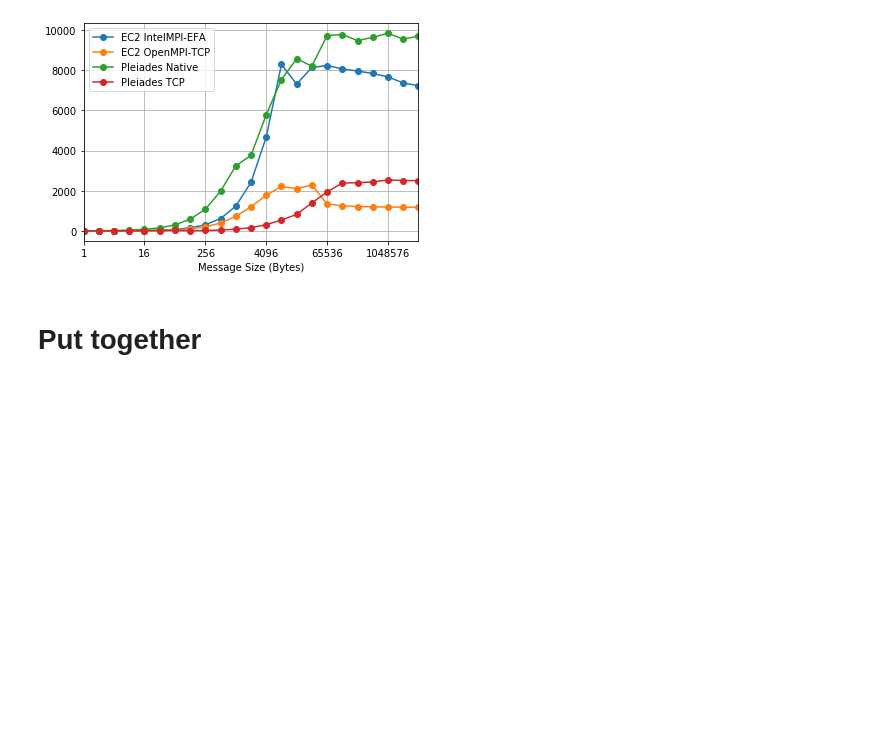
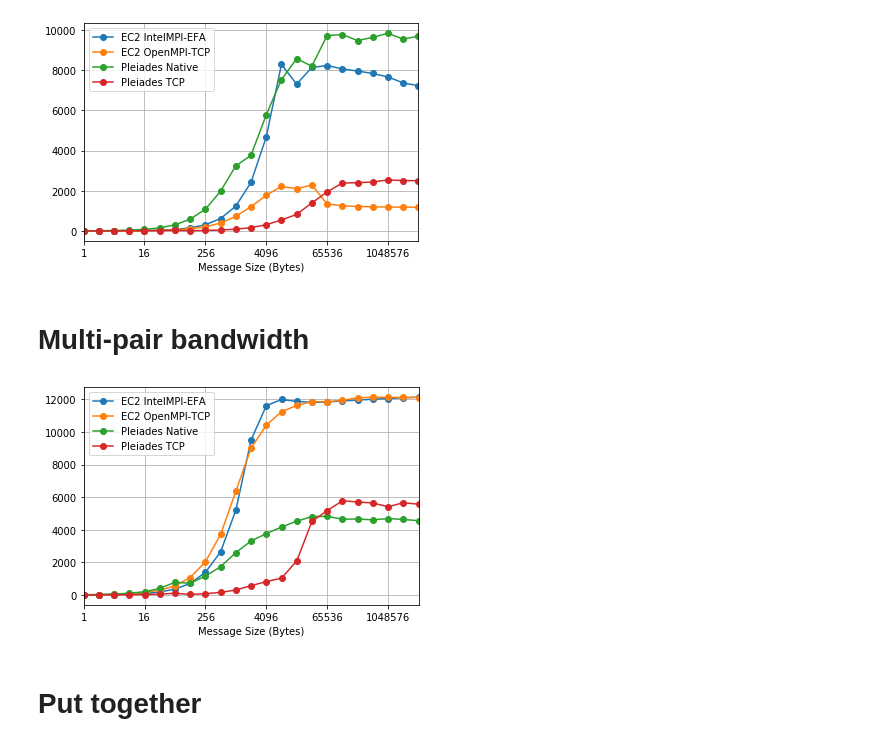
Before and after one commit to JiaweiZhuang/aws-mpi-benchmark, a Jupyter notebook: notebooks/pt2pt_compare_pleiades.ipynb, the cells around one changed output. Cells and saved outputs as stored; diff of their text form; code cells hidden in the pictures; blank space fills up the shorter version.

Commit message:
Add multi-pair benchmark to publication plot

```diff
--- a/notebooks/pt2pt_compare_pleiades.ipynb
+++ b/notebooks/pt2pt_compare_pleiades.ipynb
@@ -17,11 +17,11 @@ ls osu_log_pleiades/pt2pt/
 # %% [output]
 run1/  run10/ run2/  run3/  run4/  run5/  run6/  run7/  run8/  run9/
 # %%
-def read_osu_all_runs(suffix, prefix='./osu_log/pt2pt/', runs=10):
+def read_osu_all_runs(suffix, prefix='./osu_log/pt2pt/', runs=10, skiprows=2):
     file_list = [
-        prefix + 'run{}'.format(i) + suffix for i in range(1, 11)
+        prefix + 'run{}'.format(i) + suffix for i in range(1, runs+1)
     ]
-    df = read_osu_log_multi(file_list, skiprows=2)
+    df = read_osu_log_multi(file_list, skiprows=skiprows)
     return df
 
 def stats(df):
@@ -81,5 +81,28 @@ bibw_all = pd.concat(
 plot_osu(bibw_all)
 # %% [output]
 [figure]
+# %% [markdown]
+# Multi-pair bandwidth
+# %%
+mbw_impi = read_osu_all_runs(
+    '/intelmpi-efa/mbw_mr.log', prefix='./osu_log_addon/pt2pt_multi/', runs=9, skiprows=4).mean(axis=1)
+
+mbw_ompi = read_osu_all_runs(
+    '/openmpi3/mbw_mr.log', prefix='./osu_log_addon/pt2pt_multi/', runs=9, skiprows=4).mean(axis=1)
+
+mbw_nas = read_osu_all_runs(
+    '/rdma/mbw_mr.log', prefix='./osu_log_pleiades/pt2pt_multi/', runs=9, skiprows=4).mean(axis=1)
+
+mbw_nas_tcp = read_osu_all_runs(
+    '/tcp/mbw_mr.log', prefix='./osu_log_pleiades/pt2pt_multi/', runs=9, skiprows=4).mean(axis=1)
+# %%
+mbw_all = pd.concat(
+    [mbw_impi, mbw_ompi, mbw_nas, mbw_nas_tcp],
+    keys=mpi_cases, axis=1
+)
+# %%
+plot_osu(mbw_all)
+# %% [output]
+[figure, added]
 # %% [markdown]
 # Put together
```
Also changed, not shown: parts of 4 cells of this notebook.
